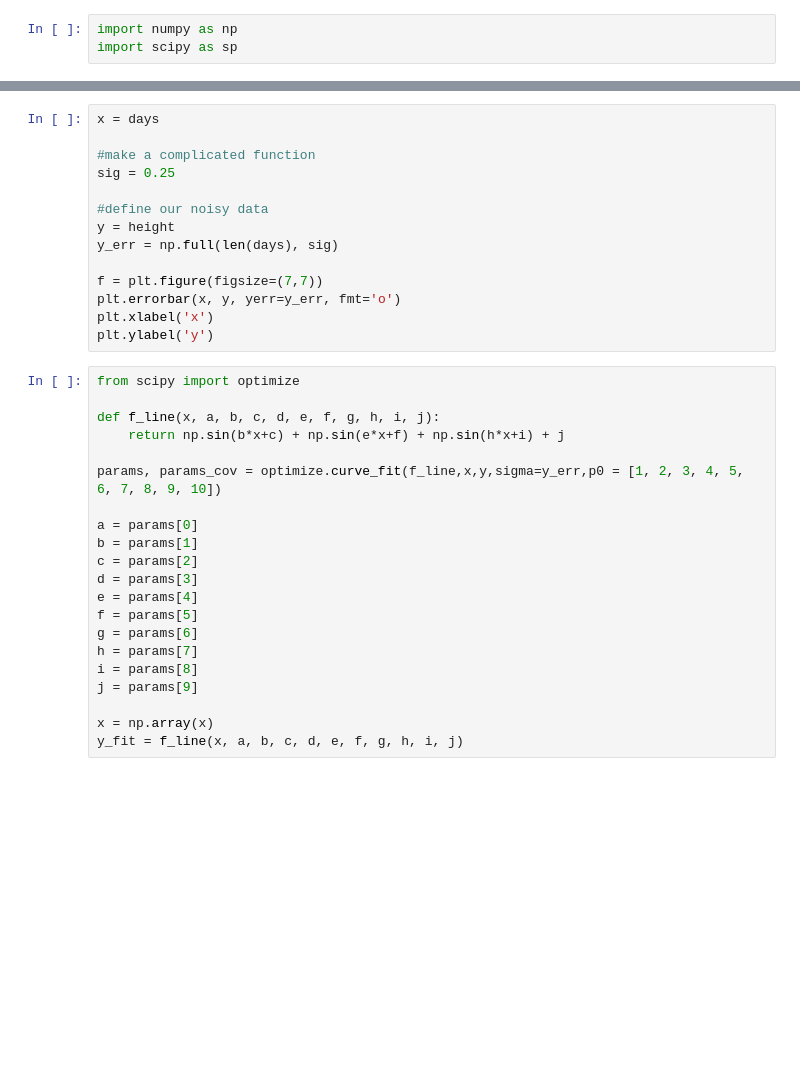
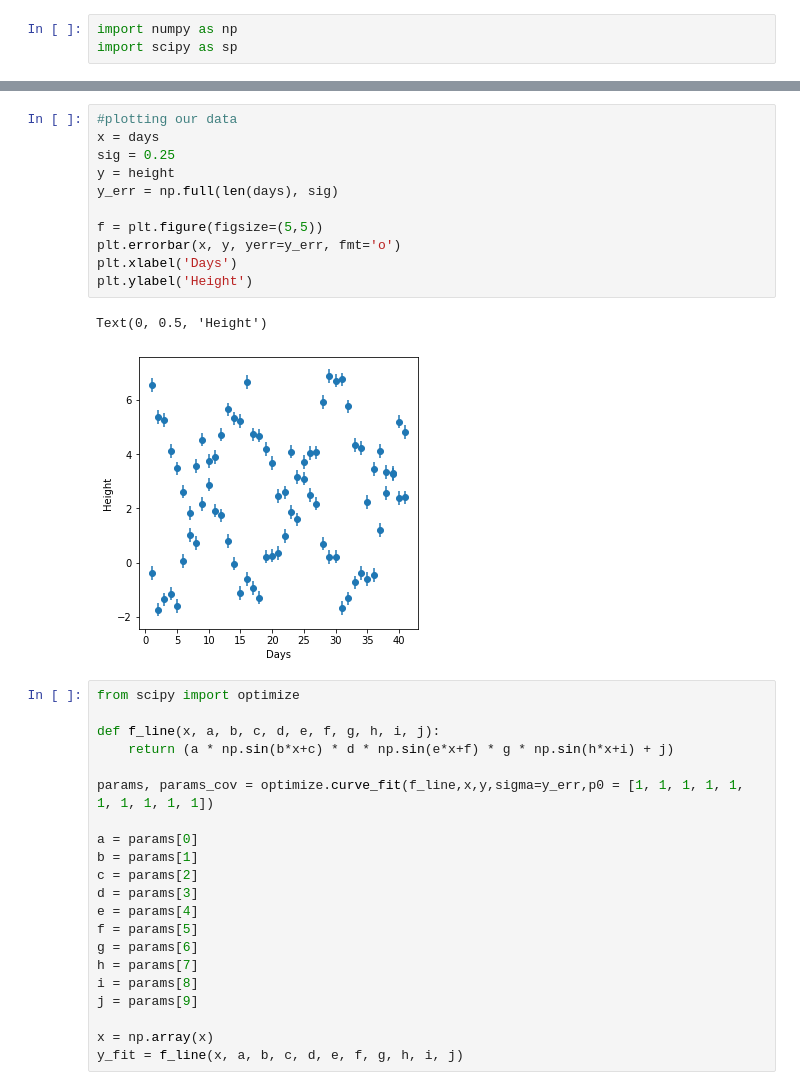
Before and after one commit to Eddz7/GroupB3_ASTR-19, a Jupyter notebook: Group Project B3.ipynb, the cells around one changed output, grey strips where cells are left out. Drawn from its saved outputs; the diff is of its cells as text; blank space fills up the shorter version.

```diff
--- a/Group Project B3.ipynb
+++ b/Group Project B3.ipynb
@@ -31,24 +35,24 @@ osci()
 # %%
+#plotting our data
 x = days
-
-#make a complicated function
 sig = 0.25
-
-#define our noisy data
 y = height
 y_err = np.full(len(days), sig)
 
-f = plt.figure(figsize=(7,7))
+f = plt.figure(figsize=(5,5))
 plt.errorbar(x, y, yerr=y_err, fmt='o')
-plt.xlabel('x')
-plt.ylabel('y')
+plt.xlabel('Days')
+plt.ylabel('Height')
+# %% [output]
+Text(0, 0.5, 'Height')
+[figure, added]
 # %%
 from scipy import optimize
 
 def f_line(x, a, b, c, d, e, f, g, h, i, j):
-    return np.sin(b*x+c) + np.sin(e*x+f) + np.sin(h*x+i) + j
+    return (a * np.sin(b*x+c) * d * np.sin(e*x+f) * g * np.sin(h*x+i) + j)
 
-params, params_cov = optimize.curve_fit(f_line,x,y,sigma=y_err,p0 = [1, 2, 3, 4, 5, 6, 7, 8, 9, 10])
+params, params_cov = optimize.curve_fit(f_line,x,y,sigma=y_err,p0 = [1, 1, 1, 1, 1, 1, 1, 1, 1, 1])
 
 a = params[0]
 b = params[1]
```
Also changed, not shown: parts of 6 cells of this notebook.
